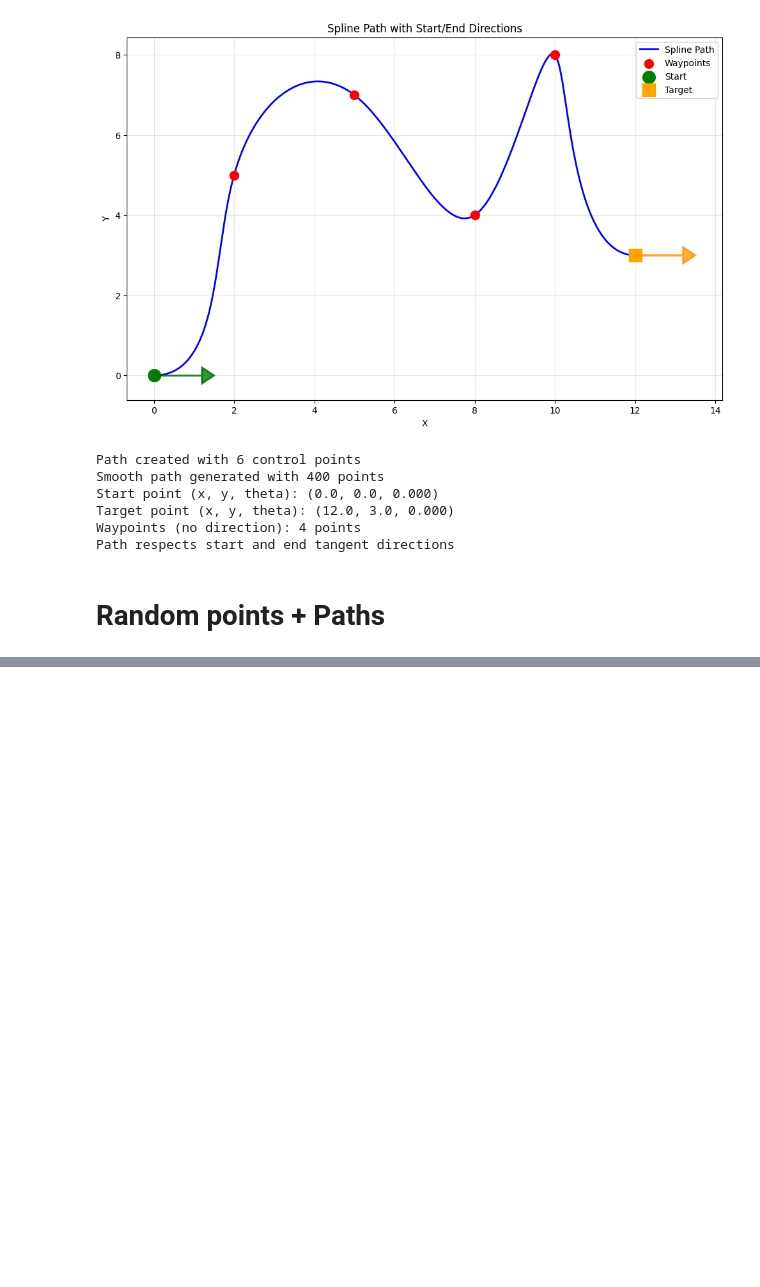
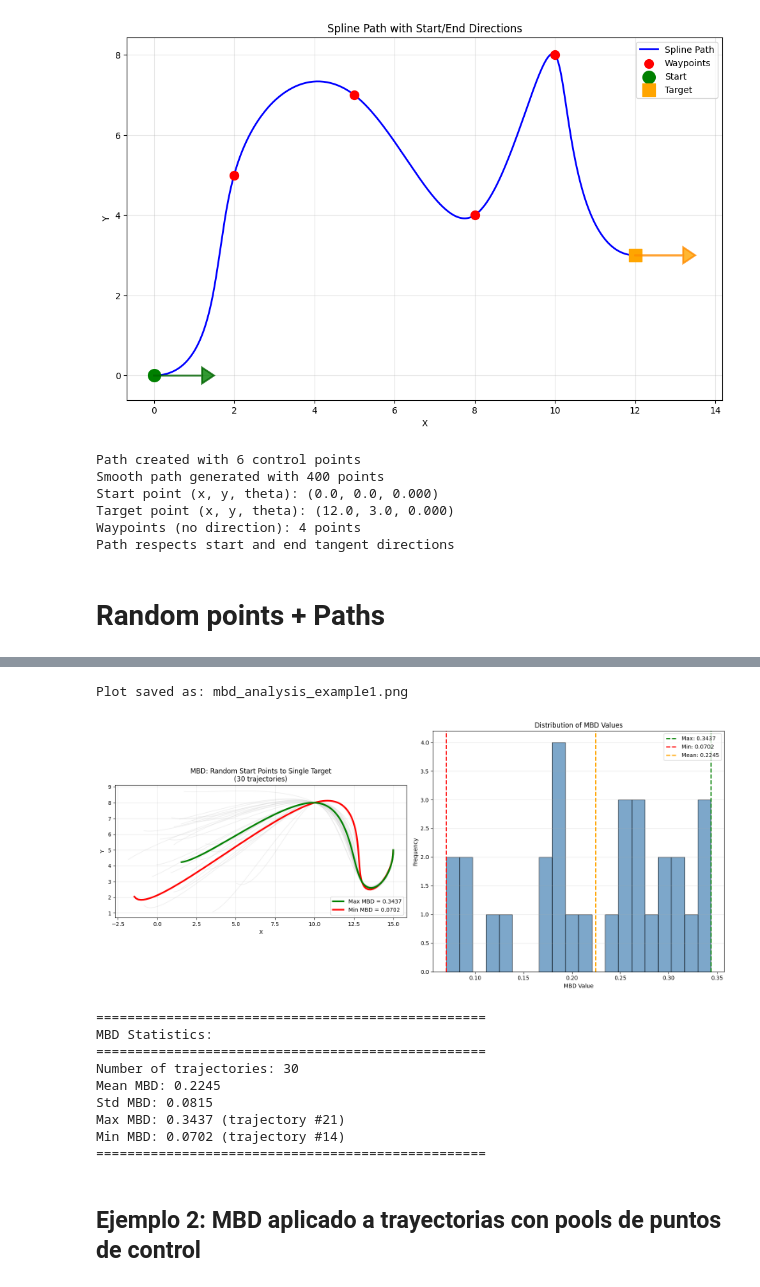
Before and after one commit to aldajo92/DockingAlgorithmEafit, a Jupyter notebook: Main.ipynb, the cells around one changed output, grey strips where cells are left out. Saved outputs shown, nothing was run; the diff lists cells and outputs as text; code cells hidden in the pictures; blank space fills up the shorter version.

Commit message:
chore: saved MBD version

```diff
--- a/Main.ipynb
+++ b/Main.ipynb
@@ -690,0 +926,9 @@ Each path randomly selects 1 waypoint from Spline 1 pool, then 1 from Spline 2 p
+# %%
+# Calcular Modified Band Depth
+mbd_values, trajectories_interp = compute_modified_band_depth(
+    trajectories_list,
+    num_points=150,
+    sample_pairs=None  # Usar todos los pares (para conjuntos grandes, usar ej. 1000)
+)
+
+print(f"\nMBD computed for {len(mbd_values)} trajectories")
@@ -690,0 +950,22 @@ Each path randomly selects 1 waypoint from Spline 1 pool, then 1 from Spline 2 p
+# %%
+# Visualizar resultados del análisis MBD
+idx_max, idx_min = plot_mbd_analysis(
+    trajectories_interp,
+    mbd_values,
+    title="MBD: Random Start Points to Single Target",
+    filename="mbd_analysis_example1.png"
+)
+# %% [output]
+Plot saved as: mbd_analysis_example1.png
+[figure, added]
+==================================================
+MBD Statistics:
+==================================================
+Number of trajectories: 30
+Mean MBD: 0.2245
+Std MBD: 0.0815
+Max MBD: 0.3437 (trajectory #21)
+Min MBD: 0.0702 (trajectory #14)
+==================================================
+# %% [markdown]
+## Ejemplo 2: MBD aplicado a trayectorias con pools de puntos de control
```
Also changed, not shown: parts of 15 cells of this notebook, 5 other files.
